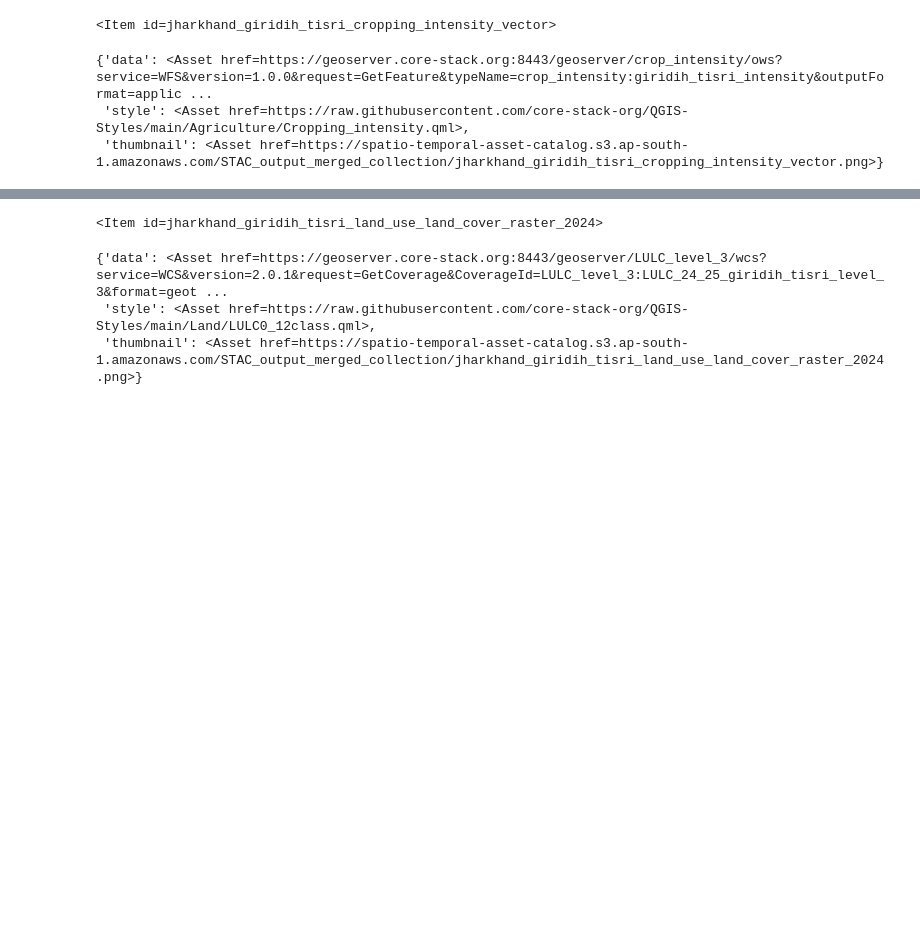
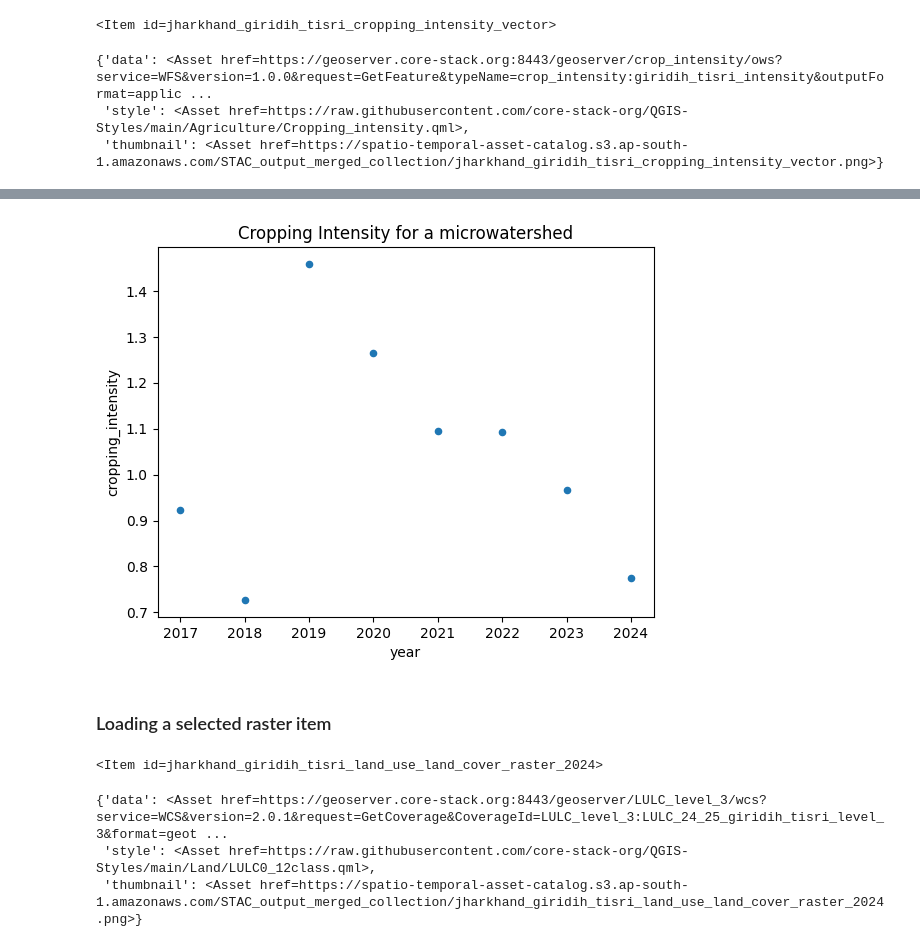
Before and after one commit to Nirzaree/STAC-spec, a Jupyter notebook: notebooks/STAC_search_API.ipynb, the cells around one changed output, grey strips where cells are left out. Drawn from its saved outputs; the diff is of its cells as text; code cells hidden in the pictures; blank space fills up the shorter version.

Commit message:
STAC search API notebook with raster and vector item loading

```diff
--- a/notebooks/STAC_search_API.ipynb
+++ b/notebooks/STAC_search_API.ipynb
@@ -78,0 +151,3 @@ vector_item.assets
+# %%
+vector_data_mws_df = vector_data_mws_df.melt(id_vars=['uid','geometry'])
+vector_data_mws_df
@@ -78,0 +164,6 @@ vector_item.assets
+# %%
+vector_data_mws_df['variable'] = vector_data_mws_df['variable'].apply(lambda x: x.replace('cropping_intensity_',''))
+# %%
+vector_data_mws_df.rename(columns={'variable':'year'},inplace=True)
+# %%
+vector_data_mws_df.rename(columns={'value':'cropping_intensity'},inplace=True)
@@ -79,3 +182,9 @@ vector_item.assets
+# %%
+vector_data_mws_df.plot.scatter(x='year', y='cropping_intensity',title='Cropping Intensity for a microwatershed');
+# %% [output]
+[figure, added]
+# %% [markdown]
+### Loading a selected raster item
 # %%
 raster_item = catalog.get_item(id='jharkhand_giridih_tisri_land_use_land_cover_raster_2024')
 raster_item
```
Also changed, not shown: parts of 21 cells of this notebook.
